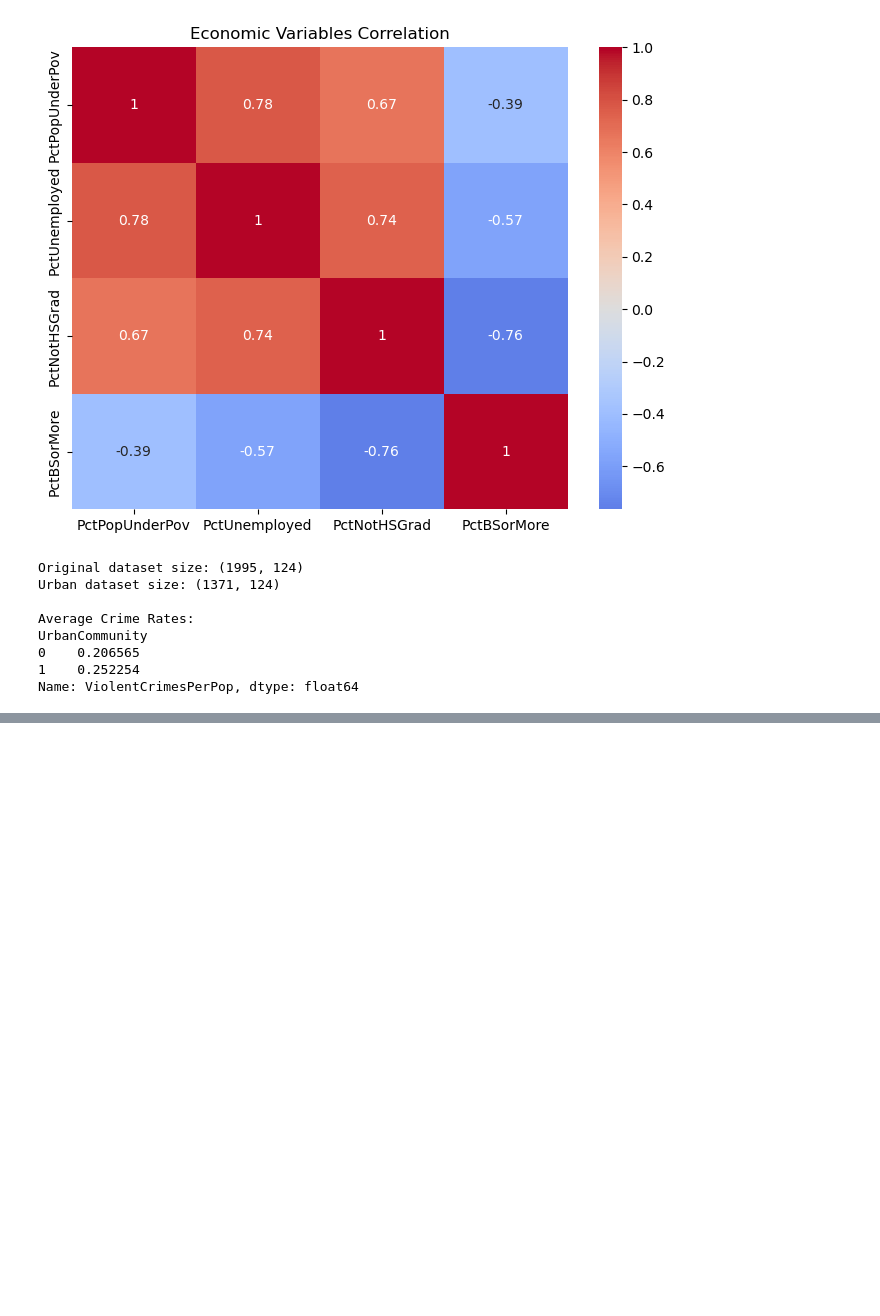
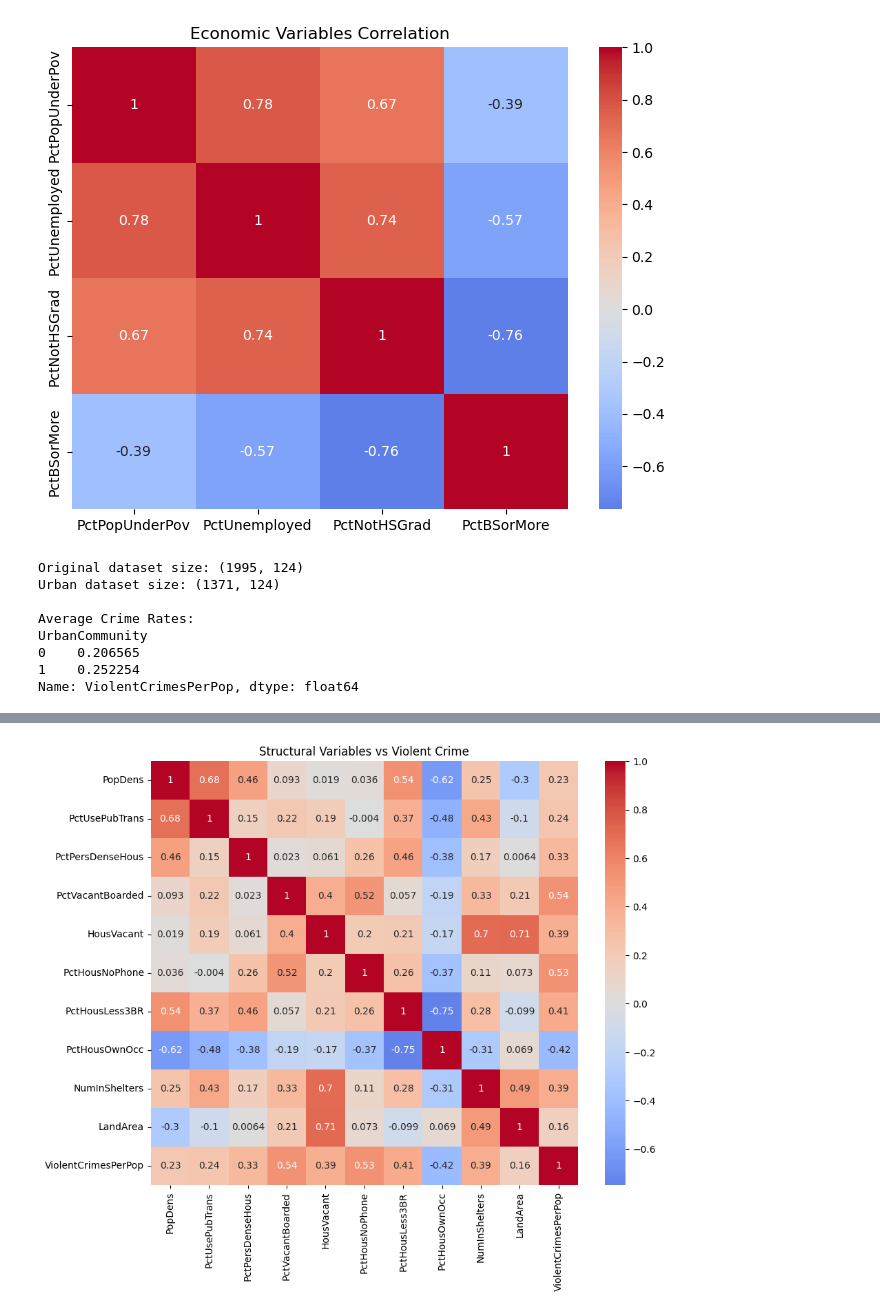
Before and after one commit to nlTyler/urban-crime-statistical-analysis, a Jupyter notebook: 210_Final_1.ipynb, the cells around one changed output, grey strips where cells are left out. Saved outputs shown, nothing was run; the diff lists cells and outputs as text; code cells hidden in the pictures; blank space fills up the shorter version.

```diff
--- a/210_Final_1.ipynb
+++ b/210_Final_1.ipynb
@@ -240,0 +383,15 @@ Name: ViolentCrimesPerPop, dtype: float64
+# %%
+struct_corr = clean_df[structural_vars + target].corr()
+
+plt.figure(figsize=(10,8))
+sns.heatmap(
+    struct_corr,
+    annot=True,
+    cmap="coolwarm",
+    center=0
+)
+
+plt.title("Structural Variables vs Violent Crime")
+plt.show()
+# %% [output]
+[figure, added]
```
Also changed, not shown: parts of 10 cells of this notebook.
